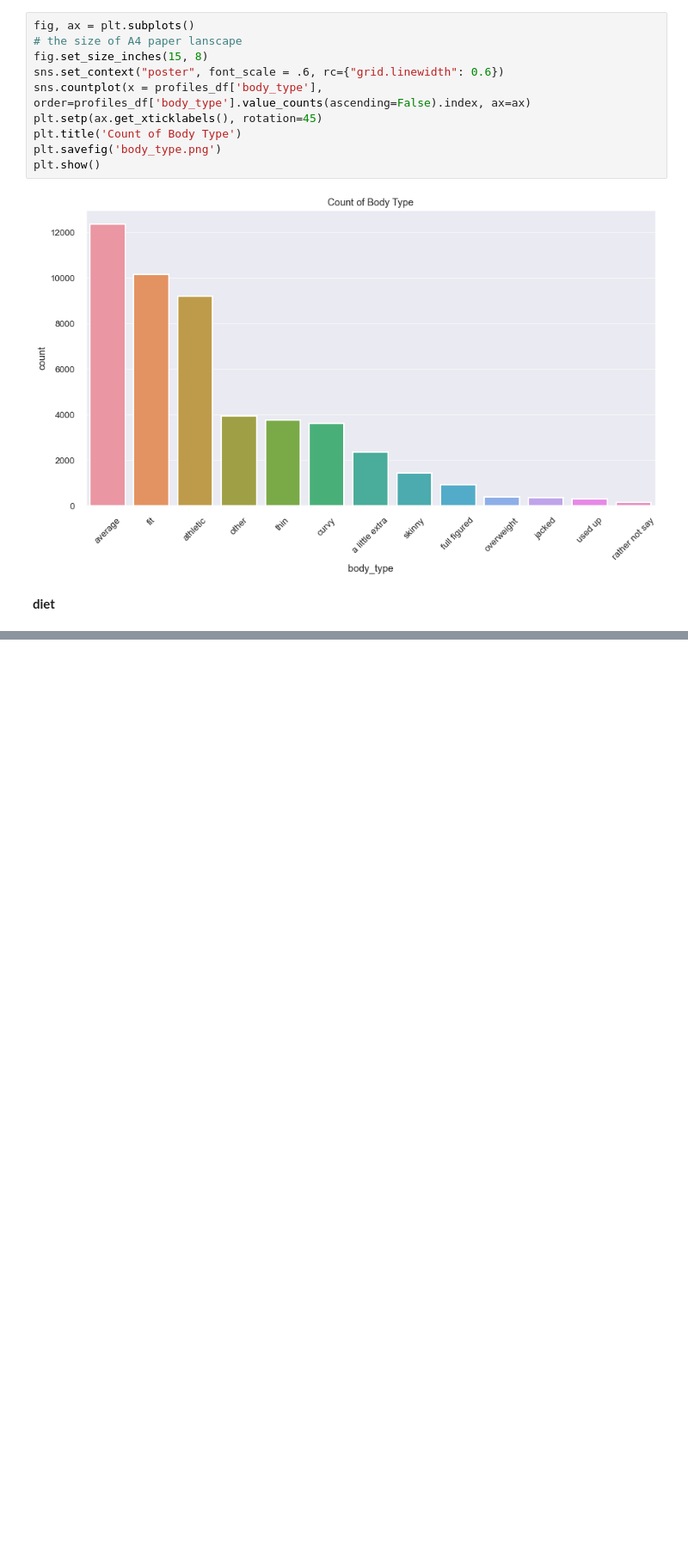
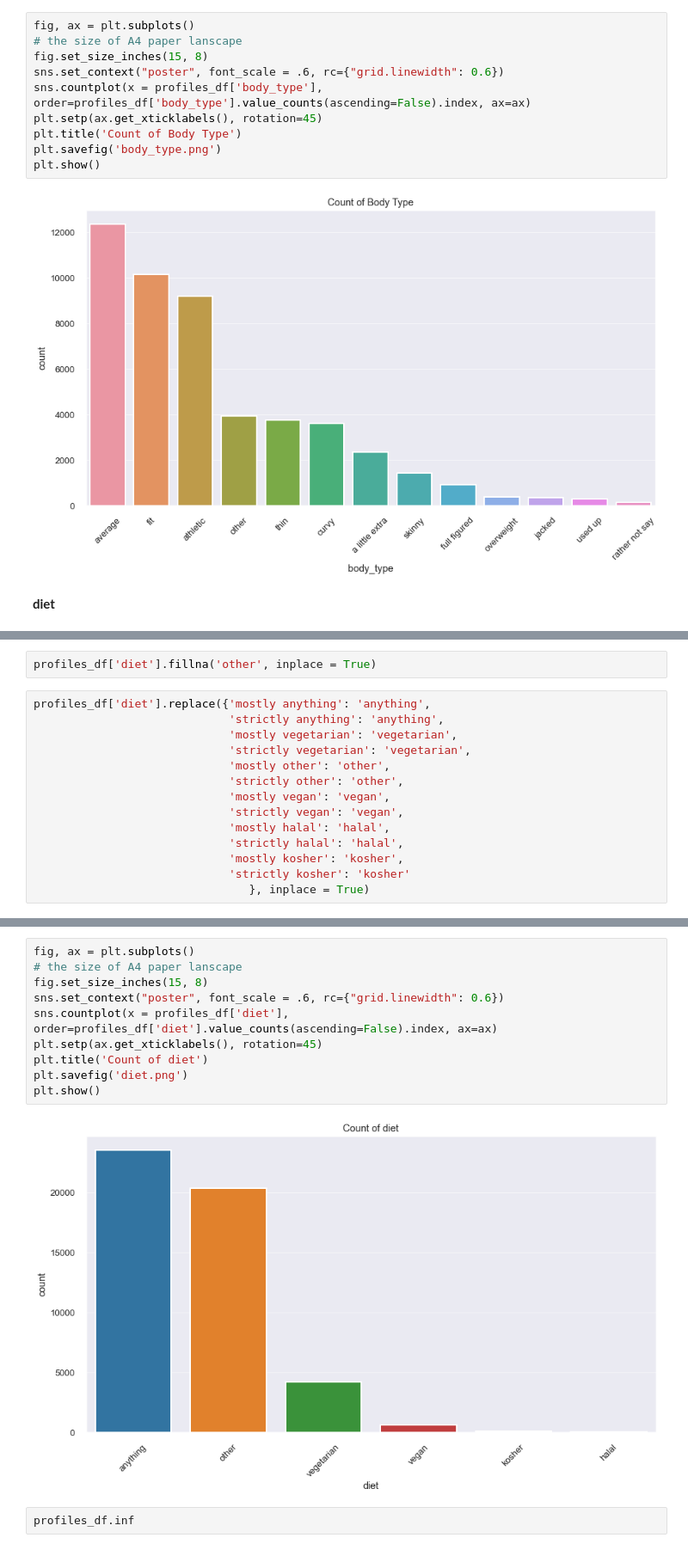
Before and after one commit to LenSin3/OkCupid-Date-a-Scientist, a Jupyter notebook: date-a-scientist.ipynb, the cells around one changed output, grey strips where cells are left out. Shown at 86% size. Drawn from its saved outputs; the diff is of its cells as text; blank space fills up the shorter version.

Commit message:
collapsed diet into the five main categories

```diff
--- a/date-a-scientist.ipynb
+++ b/date-a-scientist.ipynb
@@ -294,0 +299,16 @@ Name: diet, dtype: int64
+# %%
+profiles_df['diet'].fillna('other', inplace = True)
+# %%
+profiles_df['diet'].replace({'mostly anything': 'anything',
+                             'strictly anything': 'anything',
+                             'mostly vegetarian': 'vegetarian',
+                             'strictly vegetarian': 'vegetarian',
+                             'mostly other': 'other',
+                             'strictly other': 'other',
+                             'mostly vegan': 'vegan',
+                             'strictly vegan': 'vegan',
+                             'mostly halal': 'halal',
+                             'strictly halal': 'halal',
+                             'mostly kosher': 'kosher',
+                             'strictly kosher': 'kosher'
+                                }, inplace = True)
@@ -294,0 +327,14 @@ Name: diet, dtype: int64
+# %%
+fig, ax = plt.subplots()
+# the size of A4 paper lanscape
+fig.set_size_inches(15, 8)
+sns.set_context("poster", font_scale = .6, rc={"grid.linewidth": 0.6})
+sns.countplot(x = profiles_df['diet'], order=profiles_df['diet'].value_counts(ascending=False).index, ax=ax)
+plt.setp(ax.get_xticklabels(), rotation=45)
+plt.title('Count of diet')
+plt.savefig('diet.png')
+plt.show()
+# %% [output]
+[figure, added]
+# %%
+profiles_df.inf
```
Also changed, not shown: parts of 4 cells of this notebook, 1 other file.
